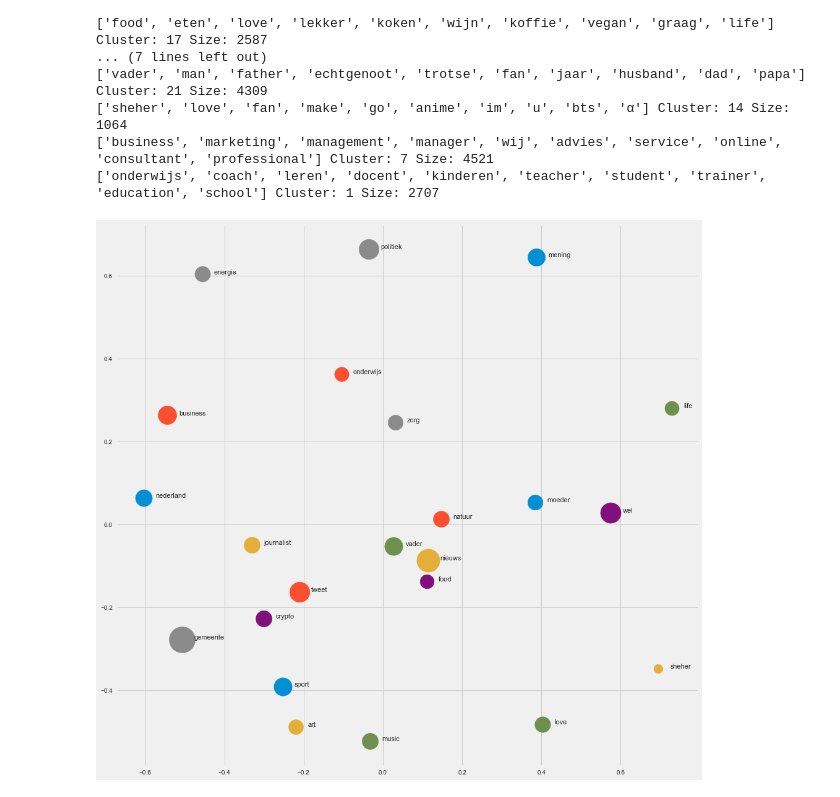
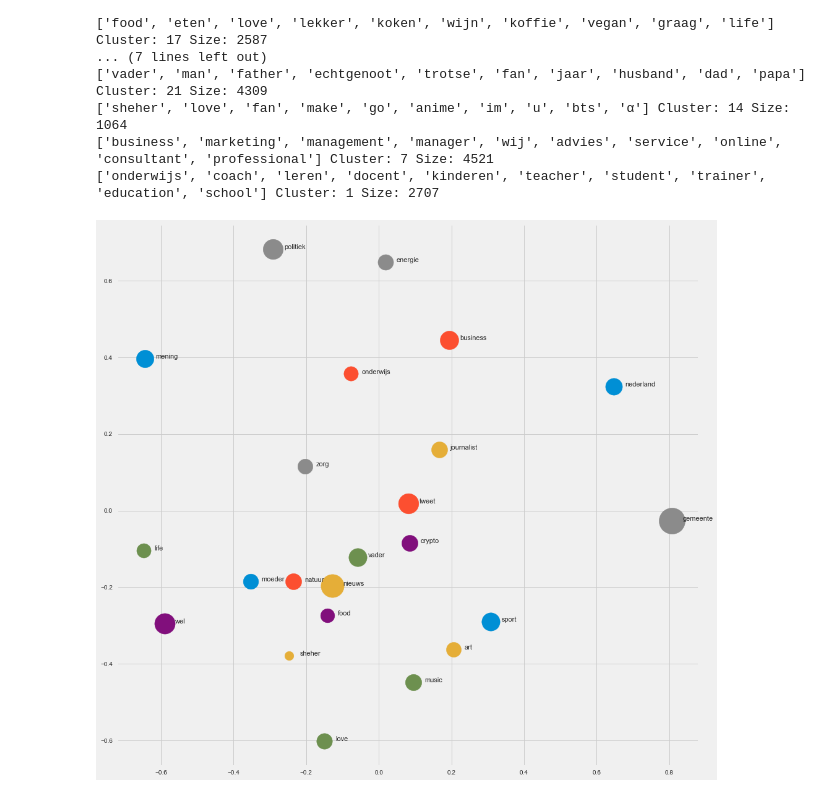
Before and after one commit to sijbrenvv/MLP, a Jupyter notebook: MLP.ipynb, the cells around one changed output. Drawn from its saved outputs; the diff is of its cells as text; code cells hidden in the pictures.

Commit message:
updated graph

```diff
--- a/MLP.ipynb
+++ b/MLP.ipynb
@@ -311,13 +235,14 @@ for i in cluster_dict:
 # %%
 from sklearn.decomposition import PCA
 pca = PCA(n_components=2)
-H = pca.fit_transform(centers)
+H = pca.fit(embeddings)
 
+center_2d = H.transform(centers)
 import matplotlib.pyplot as plt
 
 fig, ax = plt.subplots(figsize=(15, 15))
-for i, value in enumerate(H):
+for i, value in enumerate(center_2d):
     ax.scatter(x = value[0], y = value[1], s = (freq_dict[i]/5))
     ax.annotate(cluster[i], xy= (value[0], value[1]), fontsize = 11, xytext = (value[0] + 0.03, value[1]))
 # %% [output]
-[figure, old version]
+[figure, new version]
```
Also changed, not shown: parts of 7 cells of this notebook.
